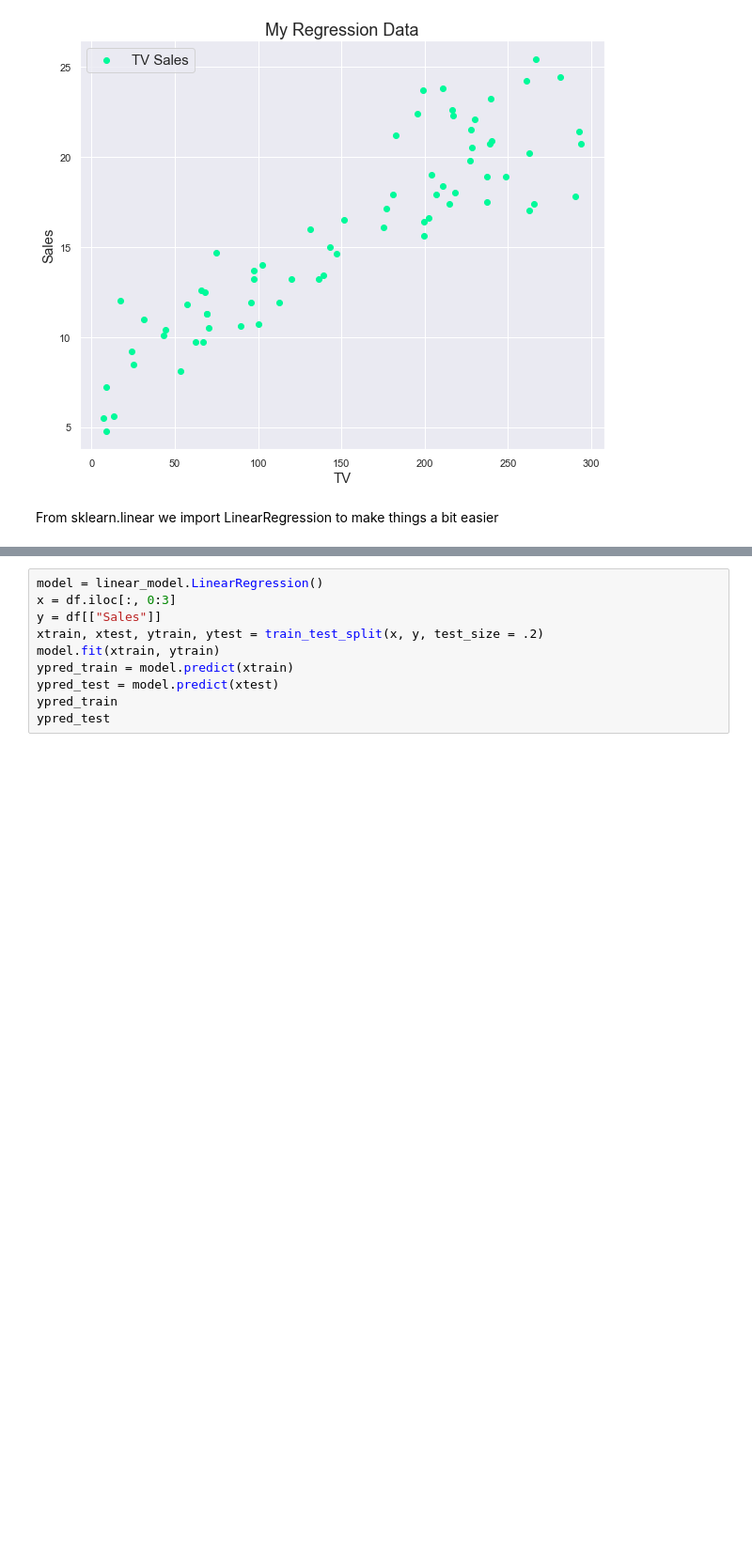
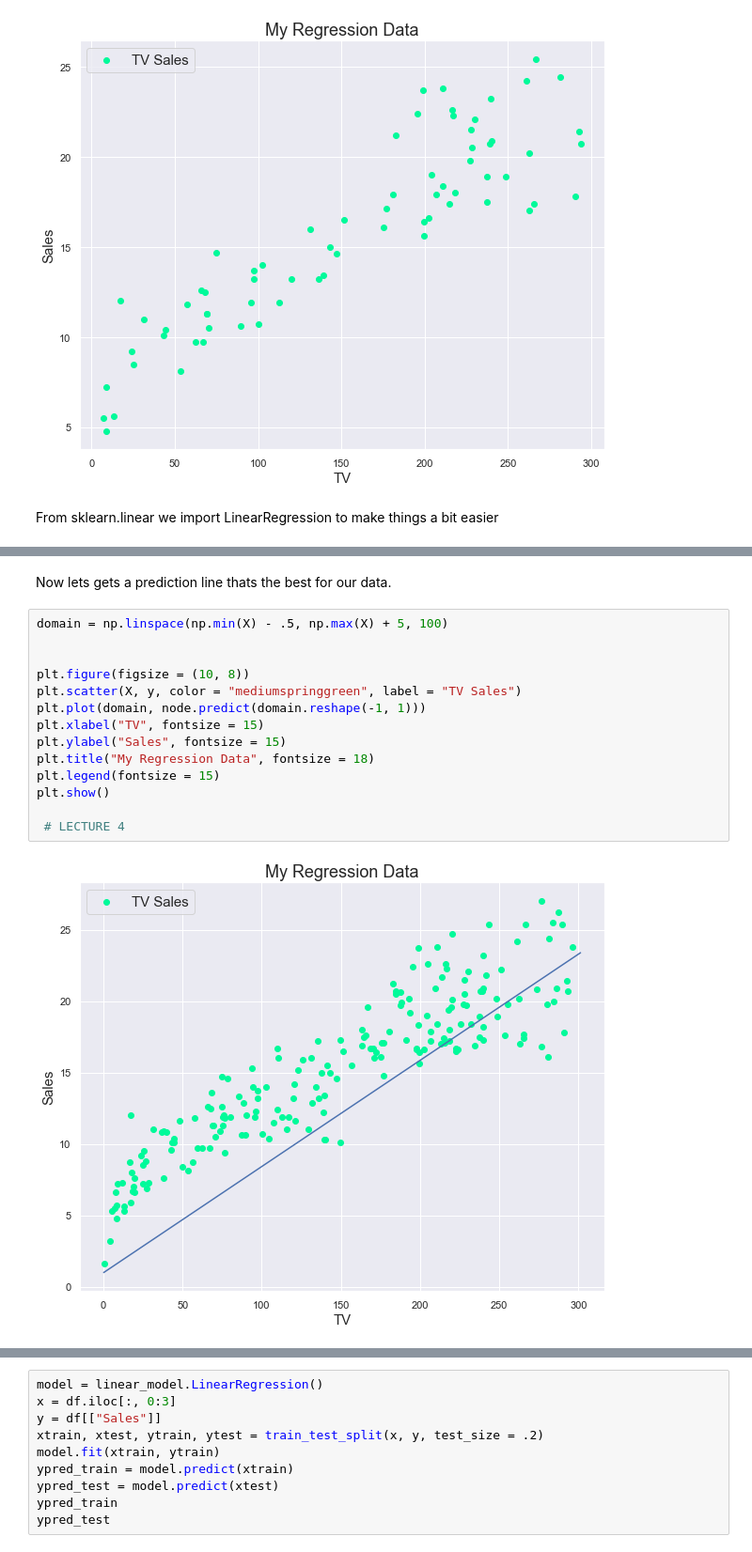
Before and after one commit to chan24th/Machine-Learning-and-Optimization, a Jupyter notebook: Supervised_Learning/Linear Regression/Linear_Regression.ipynb, the cells around one changed output, grey strips where cells are left out. Shown: that part at 94% size. Drawn from its saved outputs; the diff is of its cells as text; blank space fills up the shorter version.

```diff
--- a/Supervised_Learning/Linear Regression/Linear_Regression.ipynb
+++ b/Supervised_Learning/Linear Regression/Linear_Regression.ipynb
@@ -80,0 +125,18 @@ From sklearn.linear we import LinearRegression to make things a bit easier
+# %% [markdown]
+Now lets gets a prediction line thats the best for our data.
+# %%
+domain = np.linspace(np.min(X) - .5, np.max(X) + 5, 100)
+
+
+plt.figure(figsize = (10, 8))
+plt.scatter(X, y, color = "mediumspringgreen", label = "TV Sales")
+plt.plot(domain, node.predict(domain.reshape(-1, 1)))
+plt.xlabel("TV", fontsize = 15)
+plt.ylabel("Sales", fontsize = 15)
+plt.title("My Regression Data", fontsize = 18)
+plt.legend(fontsize = 15)
+plt.show()
+
+ # LECTURE 4
+# %% [output]
+[figure, added]
```
Also changed, not shown: parts of 13 cells of this notebook, 24 other files.
